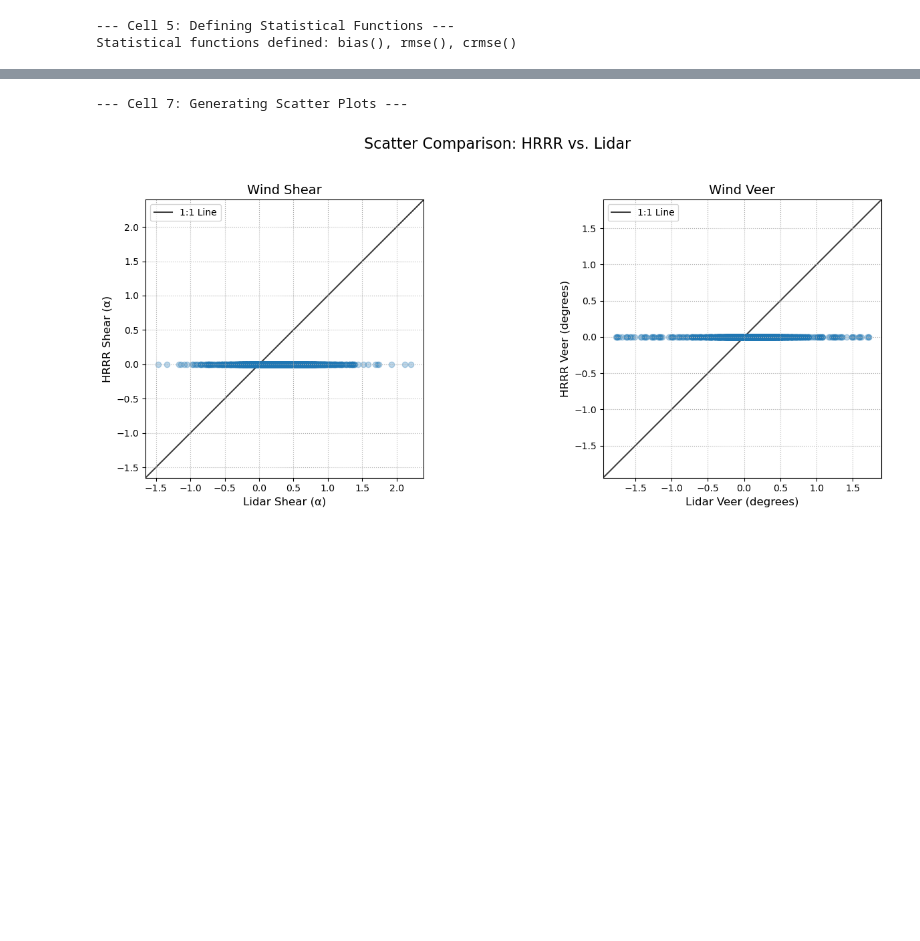
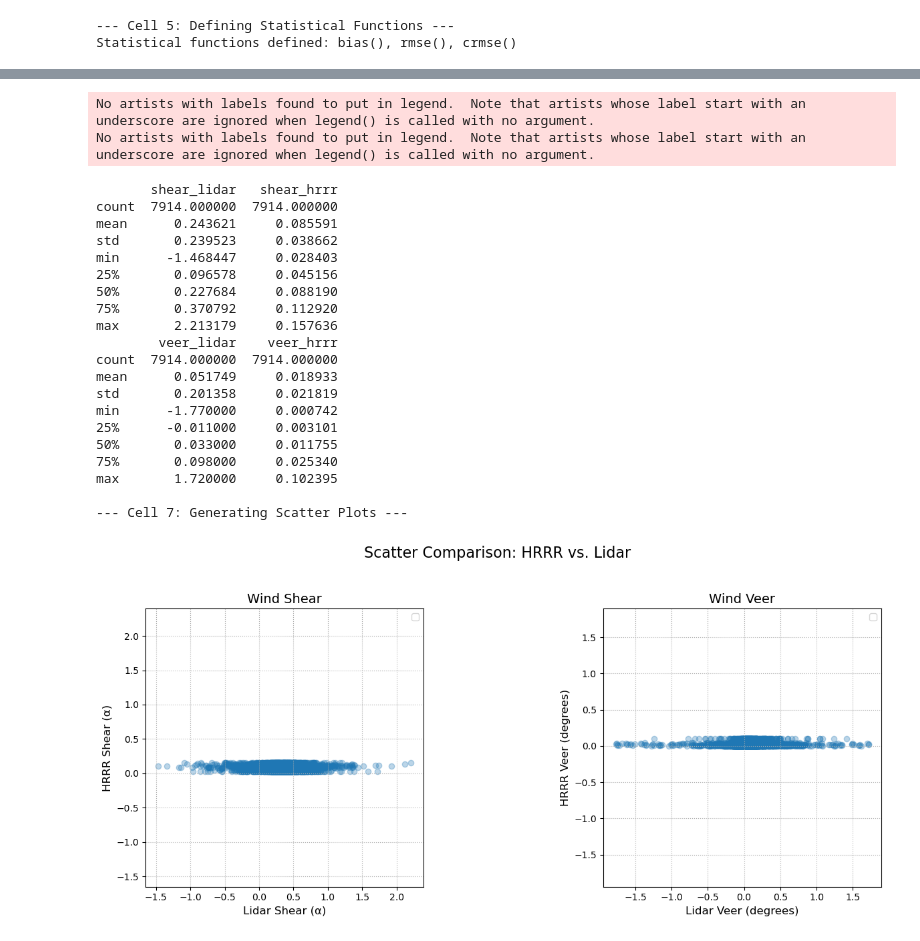
Before and after one commit to mirabelluo/AWAKEN-A1-A2_LiDAR, a Jupyter notebook: model_vs_observed.ipynb, the cells around one changed output, grey strips where cells are left out. Drawn from its saved outputs; the diff is of its cells as text; code cells hidden in the pictures; blank space fills up the shorter version.

```diff
--- a/model_vs_observed.ipynb
+++ b/model_vs_observed.ipynb
@@ -31,14 +294,14 @@ print("Libraries imported.")
 # Path to your HRRR data directory
 HRRR_DIR = "/Users/mirabel.luo/Documents/AWAKEN/AWAKEN-A1-A2_LiDAR/HRRR_Data"
 
-# List of the HRRR files for the C1A period
+# List of the HRRR files for the BLOC period
 HRRR_FILES = [
-    "hrrr_uv_agl_2022_08.nc", "hrrr_uv_agl_2022_09.nc", "hrrr_uv_agl_2022_10.nc",
-    "hrrr_uv_agl_2022_11.nc", "hrrr_uv_agl_2022_12.nc", "hrrr_uv_agl_2023_01.nc",
-    "hrrr_uv_agl_2023_02.nc", "hrrr_uv_agl_2023_03.nc", "hrrr_uv_agl_2023_04.nc",
-    "hrrr_uv_agl_2023_05.nc", "hrrr_uv_agl_2023_06.nc", "hrrr_uv_agl_2023_07.nc",
-    "hrrr_uv_agl_2023_08.nc", "hrrr_uv_agl_2023_09.nc", "hrrr_uv_agl_2023_10.nc",
-    "hrrr_uv_agl_2023_11.nc",
+    #"hrrr_uv_agl_2022_08.nc", "hrrr_uv_agl_2022_09.nc", "hrrr_uv_agl_2022_10.nc",
+    #"hrrr_uv_agl_2022_11.nc", "hrrr_uv_agl_2022_12.nc", "hrrr_uv_agl_2023_01.nc",
+    #"hrrr_uv_agl_2023_02.nc", "hrrr_uv_agl_2023_03.nc", "hrrr_uv_agl_2023_04.nc",
+    #"hrrr_uv_agl_2023_05.nc", "hrrr_uv_agl_2023_06.nc", "hrrr_uv_agl_2023_07.nc",
+    #"hrrr_uv_agl_2023_08.nc", "hrrr_uv_agl_2023_09.nc", "hrrr_uv_agl_2023_10.nc",
+    #"hrrr_uv_agl_2023_11.nc",
 
     "hrrr_uv_agl_2023_12.nc", "hrrr_uv_agl_2024_01.nc", "hrrr_uv_agl_2024_02.nc",
     "hrrr_uv_agl_2024_02.nc", "hrrr_uv_agl_2024_03.nc", "hrrr_uv_agl_2024_04.nc",
@@ -50,16 +313,17 @@ HRRR_FILES = [
 ]
 
 # Path to your processed Lidar data
-LIDAR_FILE_PATH = "/Users/mirabel.luo/Documents/AWAKEN/AWAKEN-A1-A2_LiDAR/SiteC1A"
+#LIDAR_FILE_PATH = "/Users/mirabel.luo/Documents/AWAKEN/AWAKEN-A1-A2_LiDAR/SiteC1A"
+LIDAR_FILE_PATH = "/Users/mirabel.luo/Documents/AWAKEN/AWAKEN-A1-A2_LiDAR/BLOC_Data"
 
 # --- Analysis Period and Heights ---
-C1A_START_DATE = "2022-08-28"
-C1A_END_DATE = "2023-11-06"
+BLOC_START_DATE = "2023-12-01"
+BLOC_END_DATE = "2025-01-24"
 
 # Combine directory and file names
 hrrr_filepaths = [os.path.join(HRRR_DIR, f) for f in HRRR_FILES]
 
-print(f"Configuration loaded for C1A period: {C1A_START_DATE} to {C1A_END_DATE}")
+print(f"Configuration loaded for BLOC period: {BLOC_START_DATE} to {BLOC_END_DATE}")
 # %% [output]
 --- Cell 1: Setup Complete ---
 Libraries imported.
@@ -104,7 +362,7 @@ print("\n\n\n\n")
 ds_hrrr = xr.open_mfdataset(hrrr_filepaths, combine='by_coords')
 
 # Filter for the C1A deployment period first
-ds_hrrr = ds_hrrr.sel(time=slice(C1A_START_DATE, C1A_END_DATE))
+ds_hrrr = ds_hrrr.sel(time=slice(BLOC_START_DATE, BLOC_END_DATE))
 print(ds_hrrr['u'].coords)
 
 heights_to_select = [40, 140]
@@ -163,7 +409,7 @@ def calculate_shear_alpha(wspd1, wspd2, h1, h2):
         alpha = np.log(wspd2 / wspd1) / np.log(h2 / h1)
     return alpha
 
-def calculate_veer(wdir1, wdir2):
+def calculate_wind_direction_difference(wdir1, wdir2):
     """Calculates the difference in wind direction, handling wraparound."""
     diff = wdir2 - wdir1
     diff = (diff + 180) % 360 - 180
@@ -189,10 +435,7 @@ df_wide['shear_hrrr'] = calculate_shear_alpha(
     SHEAR_VEER_UPPER_H
 )
 
-df_wide['veer_hrrr'] = calculate_veer(
-    df_wide['wdir_hrrr_lower'],
-    df_wide['wdir_hrrr_upper']
-)
+df_wide['veer_hrrr'] = calculate_veer(df_wide['wdir_hrrr_lower'], df_wide['wdir_hrrr_upper'])/100
 
 # Create the final analysis DataFrame for HRRR
 df_hrrr_analysis = df_wide[['time', 'shear_hrrr', 'veer_hrrr']].copy()
@@ -303,4 +542,9 @@ else:
 # %%
+print(df_final_comparison[['shear_lidar', 'shear_hrrr']].describe())
+print(df_final_comparison[['veer_lidar', 'veer_hrrr']].describe())
+
+
+
 if not df_final_comparison.empty:
     print("\n--- Cell 7: Generating Scatter Plots ---")
 
@@ -317,35 +561,56 @@ if not df_final_comparison.empty:
         min(axes[0].get_xlim()[0], axes[0].get_ylim()[0]),
         max(axes[0].get_xlim()[1], axes[0].get_ylim()[1]),
     ]
-    axes[0].plot(lims, lims, 'k-', alpha=0.75, zorder=0, label='1:1 Line')
+    # axes[0].plot(lims, lims, 'k-', alpha=0.75, zorder=0, label='1:1 Line')
     axes[0].set_xlim(lims)
     axes[0].set_ylim(lims)
     axes[0].grid(True, linestyle=':')
     axes[0].legend()
     axes[0].set_aspect('equal', adjustable='box')
 
 
     # Veer Scatter Plot
     axes[1].scatter(df_final_comparison['veer_lidar'], df_final_comparison['veer_hrrr'], alpha=0.3)
     axes[1].set_xlabel('Lidar Veer (degrees)', fontsize=12)
     axes[1].set_ylabel('HRRR Veer (degrees)', fontsize=12)
     axes[1].set_title('Wind Veer', fontsize=14)
     # Add 1:1 line
     lims = [
         min(axes[1].get_xlim()[0], axes[1].get_ylim()[0]),
         max(axes[1].get_xlim()[1], axes[1].get_ylim()[1]),
     ]
-    axes[1].plot(lims, lims, 'k-', alpha=0.75, zorder=0, label='1:1 Line')
+    # axes[1].plot(lims, lims, 'k-', alpha=0.75, zorder=0, label='1:1 Line')
     axes[1].set_xlim(lims)
     axes[1].set_ylim(lims)
     axes[1].grid(True, linestyle=':')
     axes[1].legend()
     axes[1].set_aspect('equal', adjustable='box')
 
     plt.tight_layout(rect=[0, 0.03, 1, 0.95])
     plt.show()
 else:
     print("\n--- Cell 7: Skipping plot generation (no merged data) ---")
 # %% [output]
---- Cell 7: Generating Scatter Plots ---
+No artists with labels found to put in legend.  Note that artists whose label start with an underscore are ignored when legend() is called with no argument.
+No artists with labels found to put in legend.  Note that artists whose label start with an underscore are ignored when legend() is called with no argument.
+       shear_lidar   shear_hrrr
+count  7914.000000  7914.000000
+mean      0.243621     0.085591
+std       0.239523     0.038662
+min      -1.468447     0.028403
+25%       0.096578     0.045156
+50%       0.227684     0.088190
+75%       0.370792     0.112920
+max       2.213179     0.157636
+        veer_lidar    veer_hrrr
+count  7914.000000  7914.000000
+mean      0.051749     0.018933
+std       0.201358     0.021819
+min      -1.770000     0.000742
+25%      -0.011000     0.003101
+50%       0.033000     0.011755
+75%       0.098000     0.025340
+max       1.720000     0.102395
+
+--- Cell 7: Generating Scatter Plots ---
-[figure, old version]
+[figure, new version]
```
Also changed, not shown: parts of 14 cells of this notebook, 6 other files.
